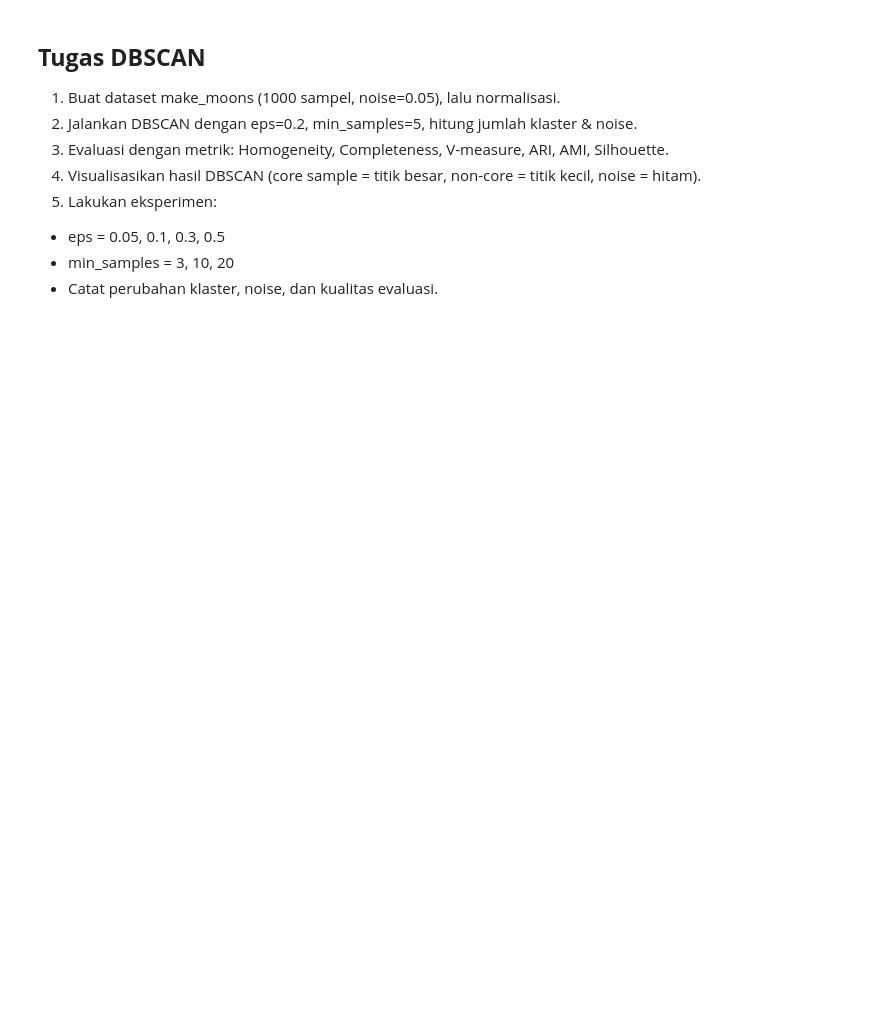
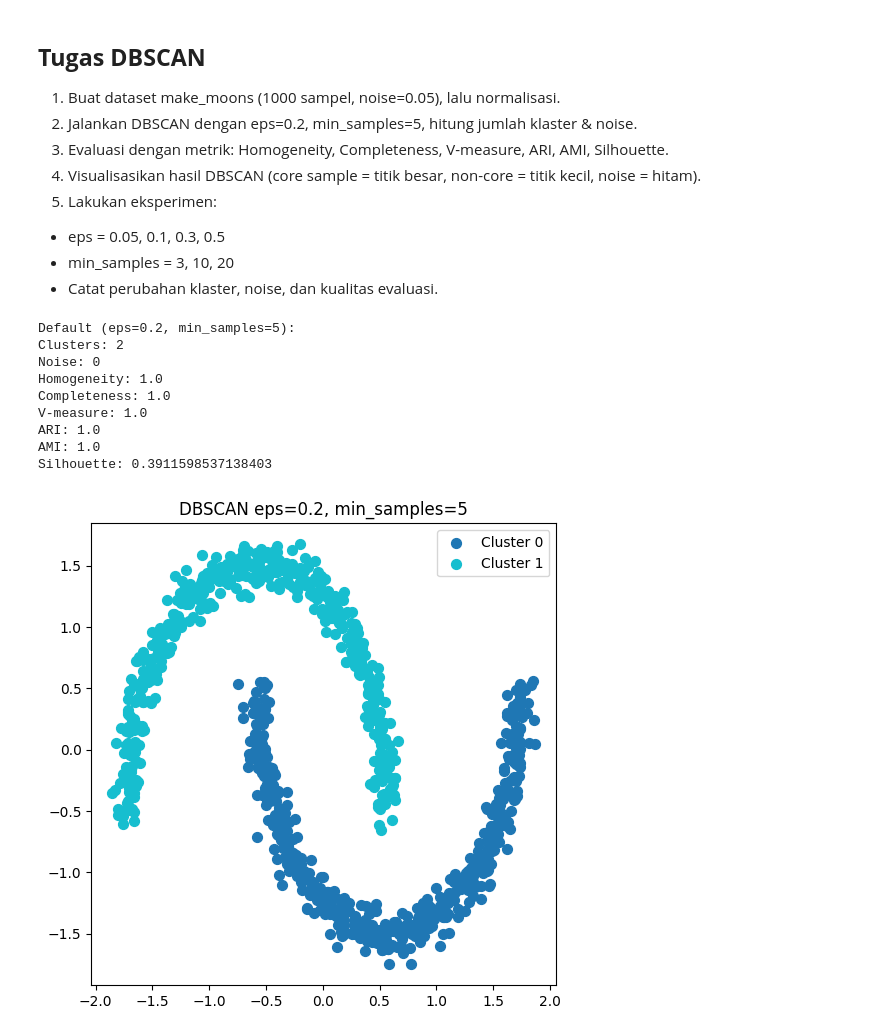
Before and after one commit to Ericharw/Machine_Learning, a Jupyter notebook: JS04_2341720202_Ericha Rizki W.ipynb, the cells around one changed output. Cells and saved outputs as stored; diff of their text form; code cells hidden in the pictures; blank space fills up the shorter version.

```diff
--- a/JS04_2341720202_Ericha Rizki W.ipynb
+++ b/JS04_2341720202_Ericha Rizki W.ipynb
@@ -531,0 +612,6 @@ Buatlah sebuah model K-Means dengan ketentuan,
+# %%
+# Dataset make_moons
+X, y_true = make_moons(n_samples=1000, noise=0.05, random_state=42)
+
+# Normalisasi
+X = StandardScaler().fit_transform(X)
@@ -531,0 +641,45 @@ Buatlah sebuah model K-Means dengan ketentuan,
+# %%
+def plot_dbscan(X, db, eps, min_samples):
+    labels = db.labels_
+    core_samples_mask = np.zeros_like(labels, dtype=bool)
+    core_samples_mask[db.core_sample_indices_] = True
+
+    unique_labels = set(labels)
+    colors = plt.cm.tab10(np.linspace(0, 1, len(unique_labels)))
+
+    plt.figure(figsize=(6,6))
+    for k, col in zip(unique_labels, colors):
+        if k == -1:
+            col = "k"  # Noise hitam
+        class_member_mask = (labels == k)
+
+        xy_core = X[class_member_mask & core_samples_mask]
+        xy_border = X[class_member_mask & ~core_samples_mask]
+
+        plt.scatter(xy_core[:,0], xy_core[:,1], s=50, c=[col], marker='o', label=f"Cluster {k}" if k!=-1 else "Noise")
+        plt.scatter(xy_border[:,0], xy_border[:,1], s=20, c=[col], marker='.')
+
+    plt.title(f"DBSCAN eps={eps}, min_samples={min_samples}")
+    plt.legend()
+    plt.show()
+# %%
+db = DBSCAN(eps=0.2, min_samples=5).fit(X)
+labels = db.labels_
+
+metrics = evaluate_dbscan(X, labels)
+print("Default (eps=0.2, min_samples=5):")
+for k,v in metrics.items():
+    print(f"{k}: {v}")
+
+plot_dbscan(X, db, eps=0.2, min_samples=5)
+# %% [output]
+Default (eps=0.2, min_samples=5):
+Clusters: 2
+Noise: 0
+Homogeneity: 1.0
+Completeness: 1.0
+V-measure: 1.0
+ARI: 1.0
+AMI: 1.0
+Silhouette: 0.3911598537138403
+[figure, added]
```
Also changed, not shown: parts of 9 cells of this notebook.
